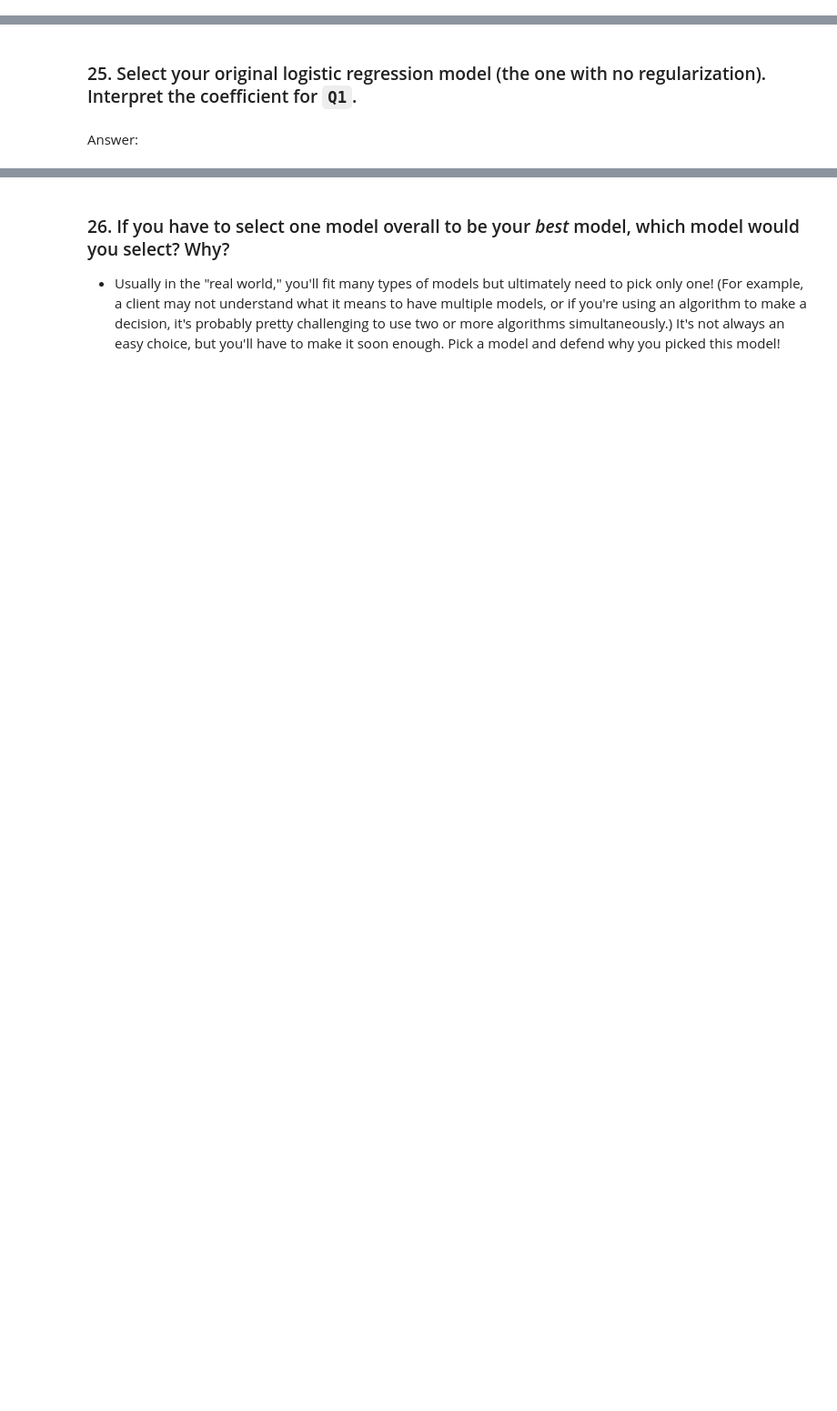
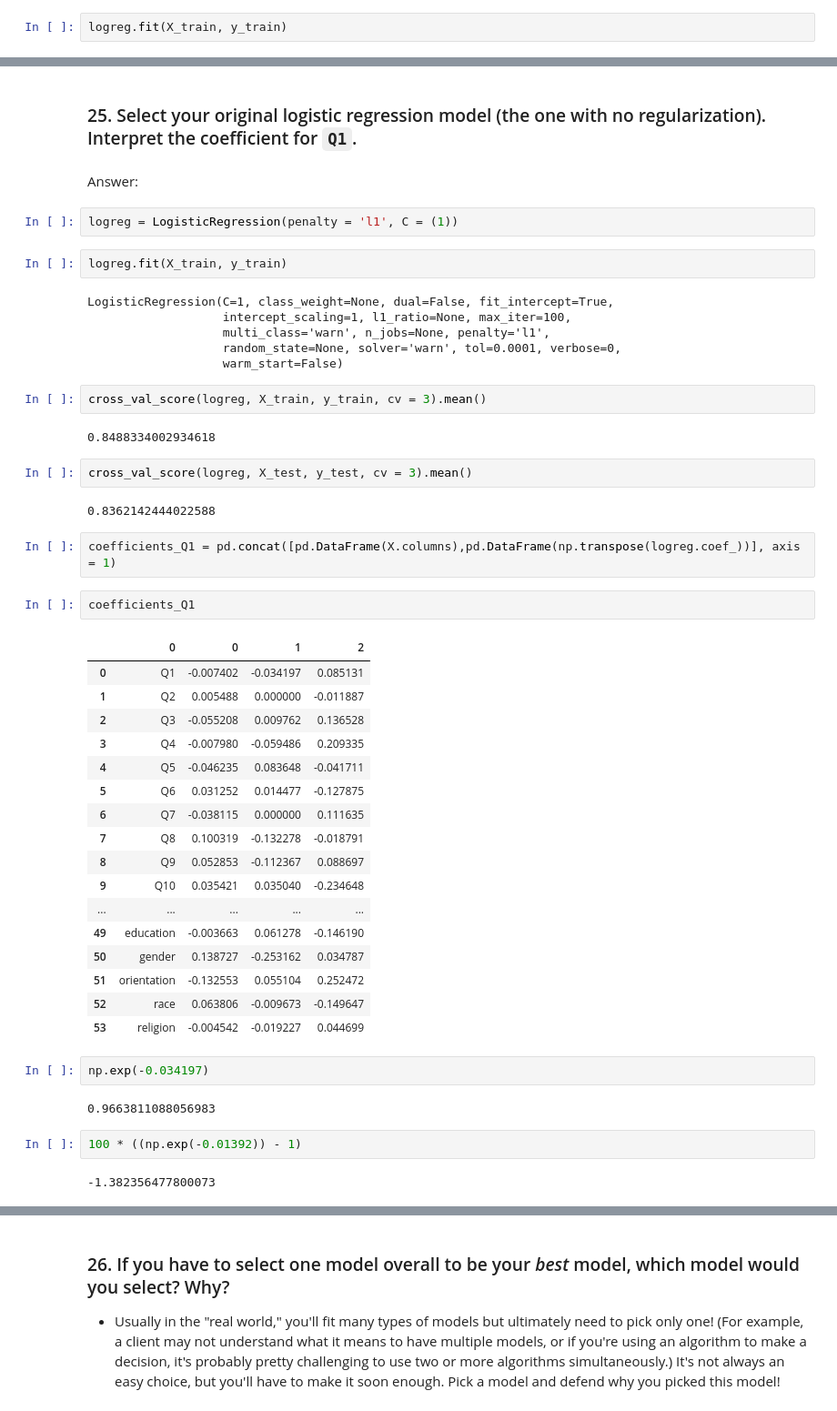
Before and after one commit to varunganti33/Classification-Model, a Jupyter notebook: starter-code.ipynb, the cells around one changed output, grey strips where cells are left out. Shown at 91% size. Cells and saved outputs as stored; diff of their text form; blank space fills up the shorter version.

```diff
--- a/starter-code.ipynb
+++ b/starter-code.ipynb
@@ -117,0 +658,2 @@ Answer:
+# %%
+logreg.fit(X_train, y_train)
@@ -156,3 +739,51 @@ Answer:
 ### 25. Select your original logistic regression model (the one with no regularization). Interpret the coefficient for `Q1`.
 # %% [markdown]
 Answer:
+# %%
+logreg = LogisticRegression(penalty = 'l1', C = (1))
+# %%
+logreg.fit(X_train, y_train)
+# %% [output]
+LogisticRegression(C=1, class_weight=None, dual=False, fit_intercept=True,
+                   intercept_scaling=1, l1_ratio=None, max_iter=100,
+                   multi_class='warn', n_jobs=None, penalty='l1',
+                   random_state=None, solver='warn', tol=0.0001, verbose=0,
+                   warm_start=False)
+# %%
+cross_val_score(logreg, X_train, y_train, cv = 3).mean()
+# %% [output]
+0.8488334002934618
+# %%
+cross_val_score(logreg, X_test, y_test, cv = 3).mean()
+# %% [output]
+0.8362142444022588
+# %%
+coefficients_Q1 = pd.concat([pd.DataFrame(X.columns),pd.DataFrame(np.transpose(logreg.coef_))], axis = 1)
+# %%
+coefficients_Q1
+# %% [output]
+|  | 0 | 0 | 1 | 2 |
+| 0 | Q1 | -0.007402 | -0.034197 | 0.085131 |
+| 1 | Q2 | 0.005488 | 0.000000 | -0.011887 |
+| 2 | Q3 | -0.055208 | 0.009762 | 0.136528 |
+| 3 | Q4 | -0.007980 | -0.059486 | 0.209335 |
+| 4 | Q5 | -0.046235 | 0.083648 | -0.041711 |
+| 5 | Q6 | 0.031252 | 0.014477 | -0.127875 |
+| 6 | Q7 | -0.038115 | 0.000000 | 0.111635 |
+| 7 | Q8 | 0.100319 | -0.132278 | -0.018791 |
+| 8 | Q9 | 0.052853 | -0.112367 | 0.088697 |
+| 9 | Q10 | 0.035421 | 0.035040 | -0.234648 |
+| ... | ... | ... | ... | ... |
+| 49 | education | -0.003663 | 0.061278 | -0.146190 |
+| 50 | gender | 0.138727 | -0.253162 | 0.034787 |
+| 51 | orientation | -0.132553 | 0.055104 | 0.252472 |
+| 52 | race | 0.063806 | -0.009673 | -0.149647 |
+| 53 | religion | -0.004542 | -0.019227 | 0.044699 |
+# %%
+np.exp(-0.034197)
+# %% [output]
+0.9663811088056983
+# %%
+100 * ((np.exp(-0.01392)) - 1)
+# %% [output]
+-1.382356477800073
```
Also changed, not shown: parts of 163 cells of this notebook.
